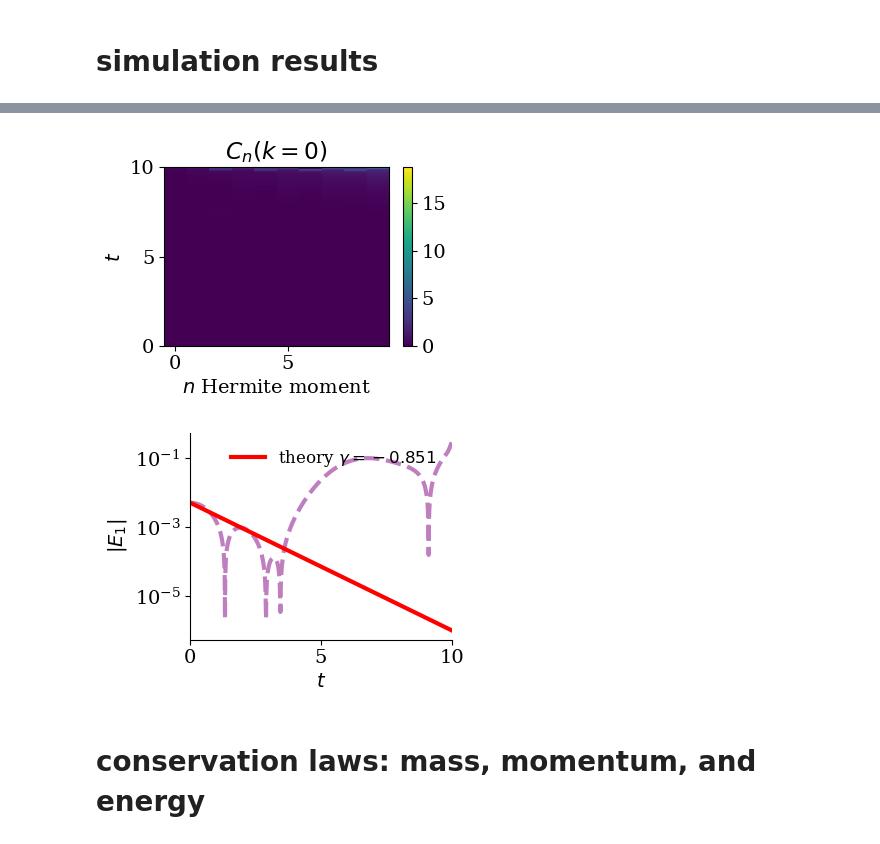
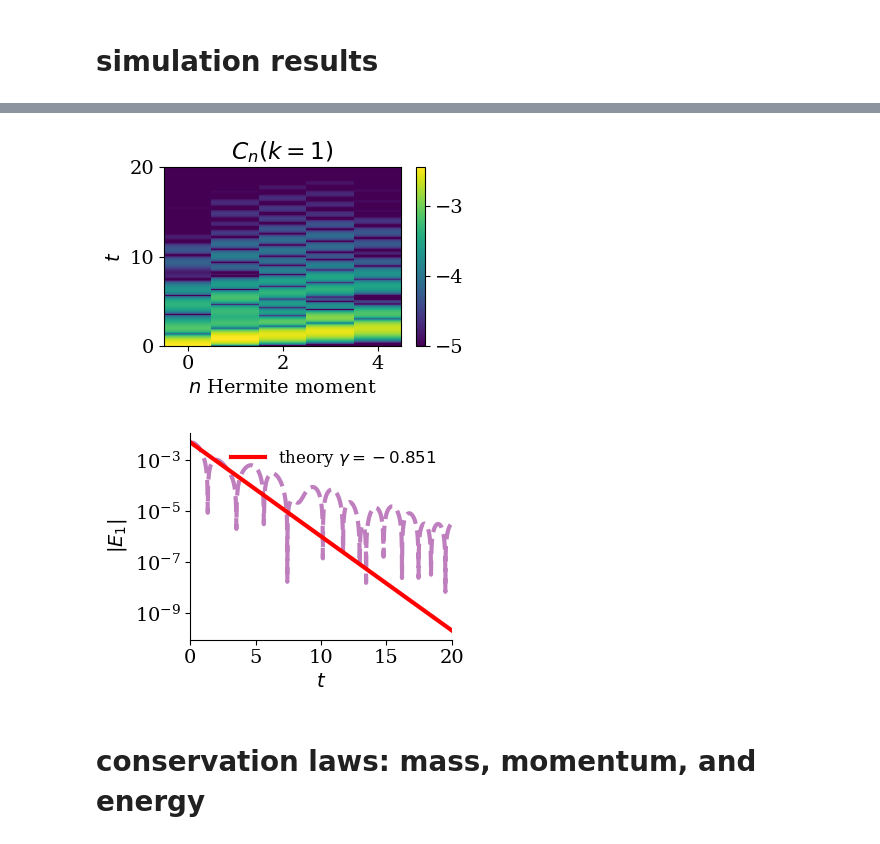
Before and after one commit to opaliss/SpectralSymbolicClosures, a Jupyter notebook: aw_simulation/linear_landau_damping_linear.ipynb, the cells around one changed output, grey strips where cells are left out. Drawn from its saved outputs; the diff is of its cells as text; code cells hidden in the pictures.

Commit message:
add simulations with HP closure

```diff
--- a/aw_simulation/linear_landau_damping.ipynb
+++ b/aw_simulation/linear_landau_damping_linear.ipynb
@@ -19,9 +28,9 @@ matplotlib.rc('ytick', labelsize=14)
 # %% [markdown]
 # Linear Landau damping
 # %%
-setup = SimulationSetupFOM(Nx=20,
-                           Nx_total=41,
-                           Nv=10,
+setup = SimulationSetupFOM(Nx=1,
+                           Nx_total=3,
+                           Nv=5,
                            epsilon=1e-2,
                            alpha_e=np.sqrt(2),
                            alpha_i=np.sqrt(2 / 1836),
@@ -30,7 +39,7 @@ setup = SimulationSetupFOM(Nx=20,
                            L=2 * np.pi,
                            dt=1e-2,
                            T0=0,
-                           T=10,
-                           nu=0,
-                           col_type="LB",
+                           T=20,
+                           nu=3,
+                           col_type="collisionless",
                            closure_type="hammett_perkins")
@@ -136,14 +137,14 @@ plt.tight_layout()
 # %%
 fig, ax = plt.subplots(figsize=(4, 3))
-pos = ax.pcolormesh(np.arange(setup.Nv), sol_midpoint_t, (np.abs(sol_midpoint_u[np.arange(setup.Nx+1, (2*setup.Nx+1)*setup.Nv, 2*setup.Nx+1), :])).T)
+pos = ax.pcolormesh(np.arange(setup.Nv), sol_midpoint_t, np.log10(np.abs(sol_midpoint_u[np.arange(0, (2*setup.Nx+1)*setup.Nv, 2*setup.Nx+1), :])).T, vmin=-5)
 cbar = fig.colorbar(pos)
 ax.set_xlabel("$n$ Hermite moment")
 ax.set_ylabel("$t$")
-ax.set_title(r"$C_{n}(k=0)$")
+ax.set_title(r"$C_{n}(k=1)$")
 plt.tight_layout()
 plt.savefig("figs/linear_landau/moment_cascade_" + str(setup.Nv)+ "_closure_" + str(setup.closure_type) + "_collisions_" + str(setup.col_type) + ".png", dpi=200)
 # %% [output]
-[figure, old version]
+[figure, new version]
 # %%
 # plot the electric field damping rate
 fig, ax = plt.subplots(figsize=(4, 3))
@@ -158,11 +159,11 @@ ax.set_xlim(setup.T0, setup.T)
 ax.set_xlabel("$ t$")
 legend = ax.legend(ncols=1, fancybox=False, shadow=False, fontsize=12, loc='upper right')
 legend.get_frame().set_alpha(0)
-ax.set_xticks([0,5, 10])
+ax.set_xticks([0,5, 10, 15, 20])
 plt.tight_layout()
 plt.savefig("figs/linear_landau/electric_field_damping_" + str(setup.Nv)+ "_closure_" + str(setup.closure_type) + "_collisions_" + str(setup.col_type) + ".png", dpi=200)
 # %% [output]
-[figure, old version]
+[figure, new version]
 # %% [markdown]
 # conservation laws: mass, momentum, and energy
 # %% [markdown]
```
Also changed, not shown: parts of 6 cells of this notebook, 4 other files.
